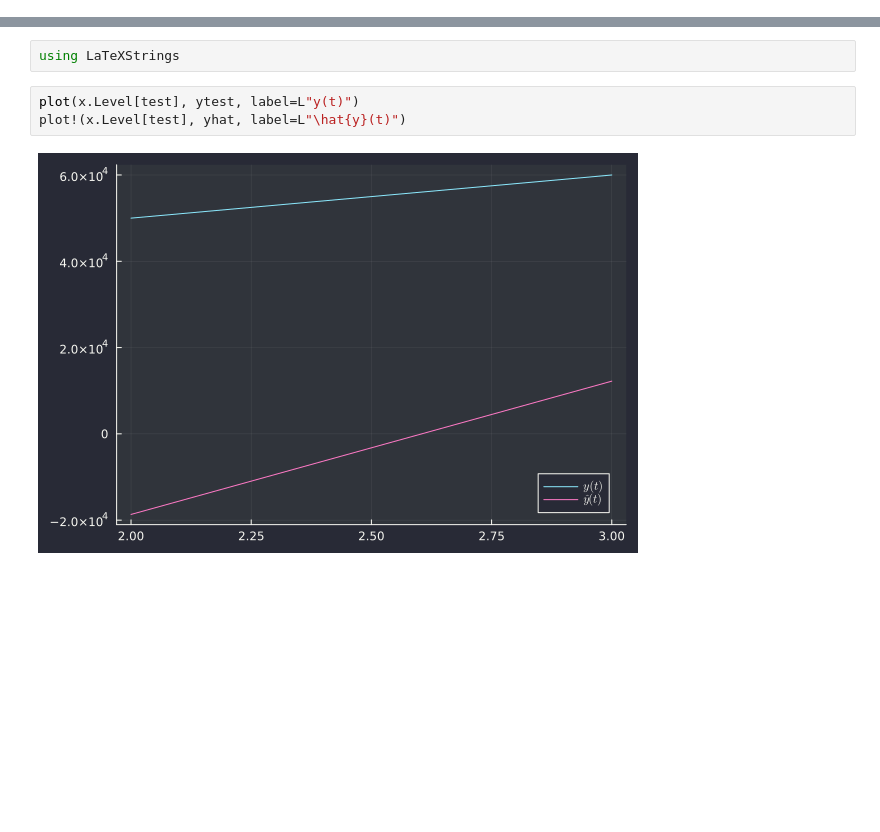
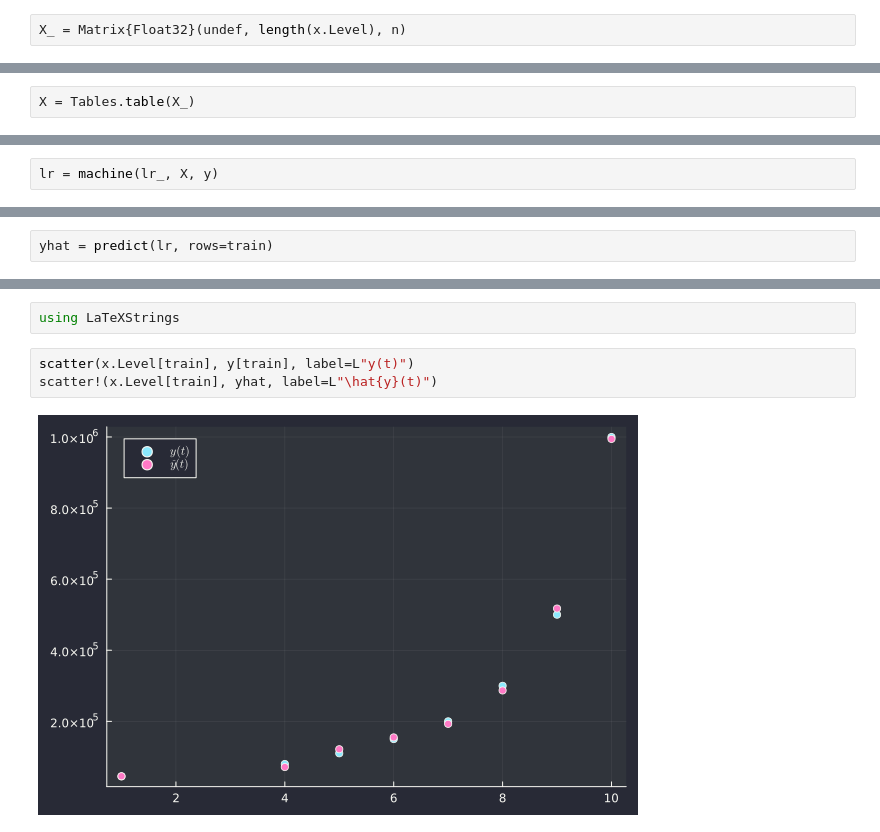
Before and after one commit to a-mhamdi/jlai, a Jupyter notebook: Codes/Julia/Part-2/Jupyter/polynomial-regression.ipynb, the cells around one changed output, grey strips where cells are left out. Saved outputs shown, nothing was run; the diff lists cells and outputs as text; blank space fills up the shorter version.

```diff
--- a/Codes/Julia/Part-2/Jupyter/polynomial-regression.ipynb
+++ b/Codes/Julia/Part-2/Jupyter/polynomial-regression.ipynb
@@ -48,3 +49,5 @@ y = df.Salary
   300000
   500000
  1000000
+# %%
+X_ = Matrix{Float32}(undef, length(x.Level), n)
@@ -50,0 +70,2 @@ y = df.Salary
+# %%
+X = Tables.table(X_)
@@ -121,0 +139,2 @@ params = fitted_params(lr)
+# %%
+lr = machine(lr_, X, y)
@@ -128,0 +186,2 @@ Error is 3.49980211432512e9
+# %%
+yhat = predict(lr, rows=train)
@@ -131,7 +204,7 @@ Plot & compare
 # %%
 using LaTeXStrings
 # %%
-plot(x.Level[test], ytest, label=L"y(t)")
-plot!(x.Level[test], yhat, label=L"\hat{y}(t)")
+scatter(x.Level[train], y[train], label=L"y(t)")
+scatter!(x.Level[train], yhat, label=L"\hat{y}(t)")
 # %% [output]
-[figure, old version]
+[figure, new version]
```
Also changed, not shown: parts of 22 cells of this notebook, 6 other files.
